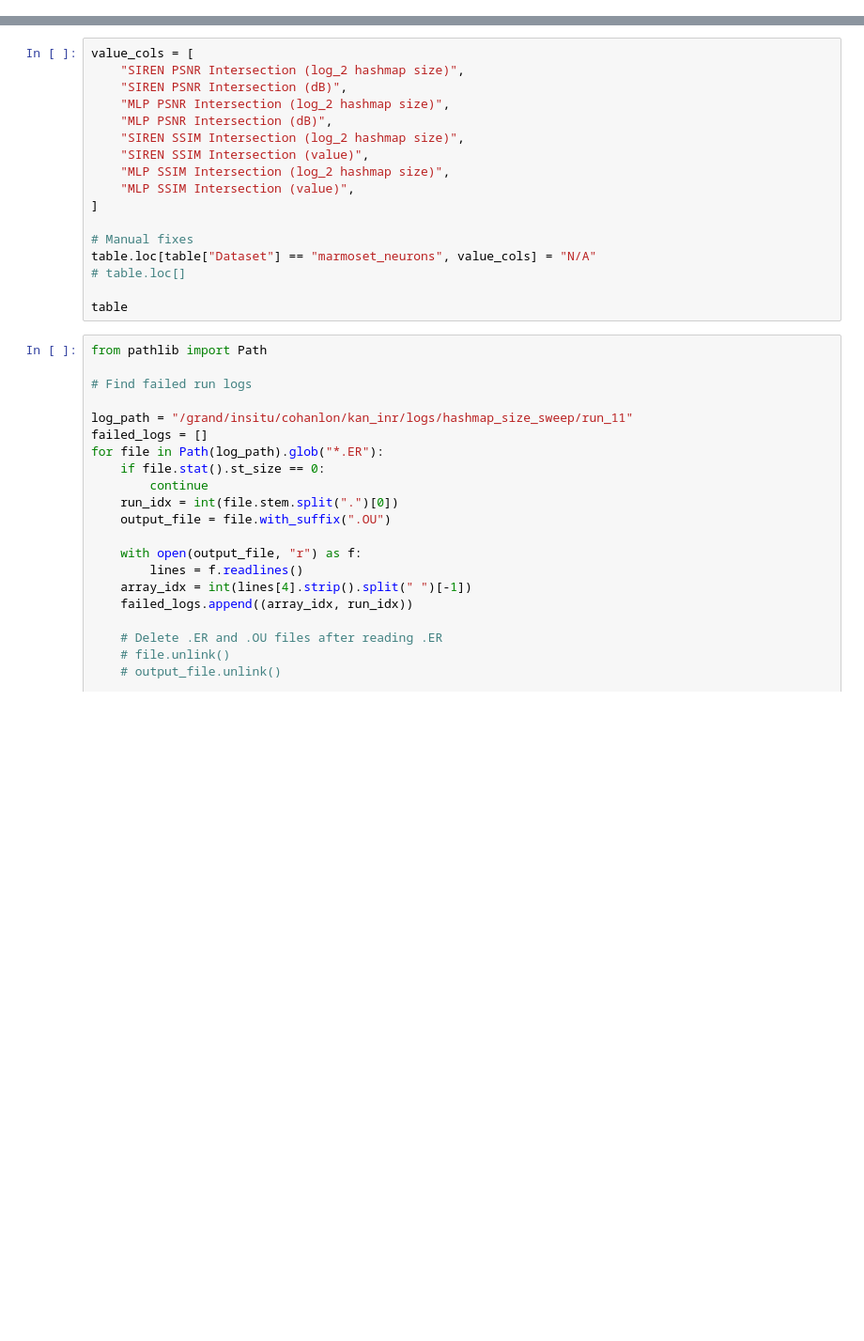
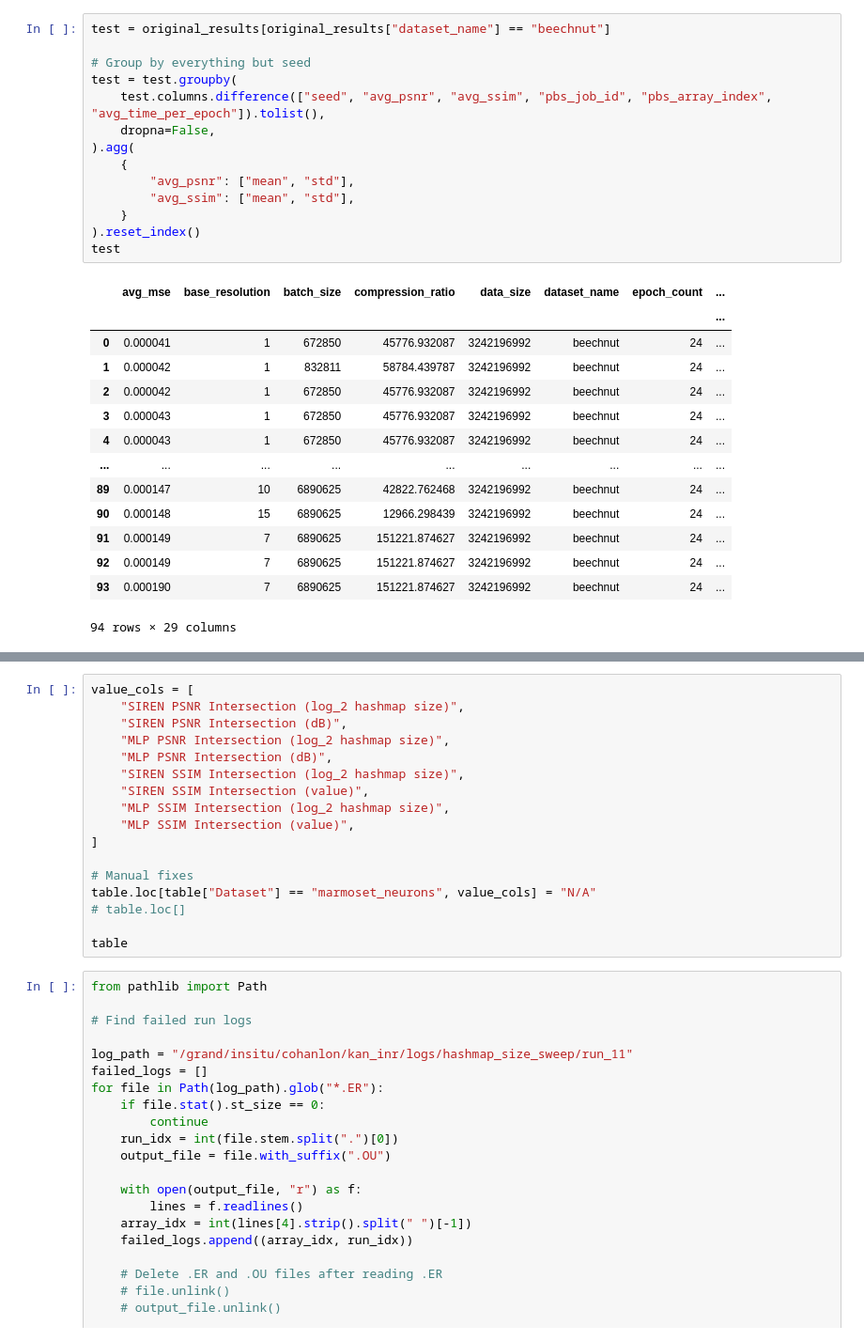
Before and after one commit to charlescohanlon/kan_inr, a Jupyter notebook: vis.ipynb, the cells around one changed output, grey strips where cells are left out. Shown at 94% size. Saved outputs shown, nothing was run; the diff lists cells and outputs as text; blank space fills up the shorter version.

```diff
--- a/vis.ipynb
+++ b/vis.ipynb
@@ -353,3 +443,32 @@ for metric_idx, metric in enumerate(METRICS):
+# %%
+test = original_results[original_results["dataset_name"] == "beechnut"]
+
+# Group by everything but seed
+test = test.groupby(
+    test.columns.difference(["seed", "avg_psnr", "avg_ssim", "pbs_job_id", "pbs_array_index", "avg_time_per_epoch"]).tolist(),
+    dropna=False,
+).agg(
+    {
+        "avg_psnr": ["mean", "std"],
+        "avg_ssim": ["mean", "std"],
+    }
+).reset_index()
+test
+# %% [output]
+|  | avg_mse | base_resolution | batch_size | compression_ratio | data_size | dataset_name | epoch_count | ... |
+|  |  |  |  |  |  |  |  | ... |
+| 0 | 0.000041 | 1 | 672850 | 45776.932087 | 3242196992 | beechnut | 24 | ... |
+| 1 | 0.000042 | 1 | 832811 | 58784.439787 | 3242196992 | beechnut | 24 | ... |
+| 2 | 0.000042 | 1 | 672850 | 45776.932087 | 3242196992 | beechnut | 24 | ... |
+| 3 | 0.000043 | 1 | 672850 | 45776.932087 | 3242196992 | beechnut | 24 | ... |
+| 4 | 0.000043 | 1 | 672850 | 45776.932087 | 3242196992 | beechnut | 24 | ... |
+| ... | ... | ... | ... | ... | ... | ... | ... | ... |
+| 89 | 0.000147 | 10 | 6890625 | 42822.762468 | 3242196992 | beechnut | 24 | ... |
+| 90 | 0.000148 | 15 | 6890625 | 12966.298439 | 3242196992 | beechnut | 24 | ... |
+| 91 | 0.000149 | 7 | 6890625 | 151221.874627 | 3242196992 | beechnut | 24 | ... |
+| 92 | 0.000149 | 7 | 6890625 | 151221.874627 | 3242196992 | beechnut | 24 | ... |
+| 93 | 0.000190 | 7 | 6890625 | 151221.874627 | 3242196992 | beechnut | 24 | ... |
+94 rows × 29 columns
 # %%
 # Count distinct seed entries per (dataset, network_type, num_hidden_layers)
 # Using original_results before aggregation to count seeds
```
Also changed, not shown: parts of 6 cells of this notebook, 4 other files.
